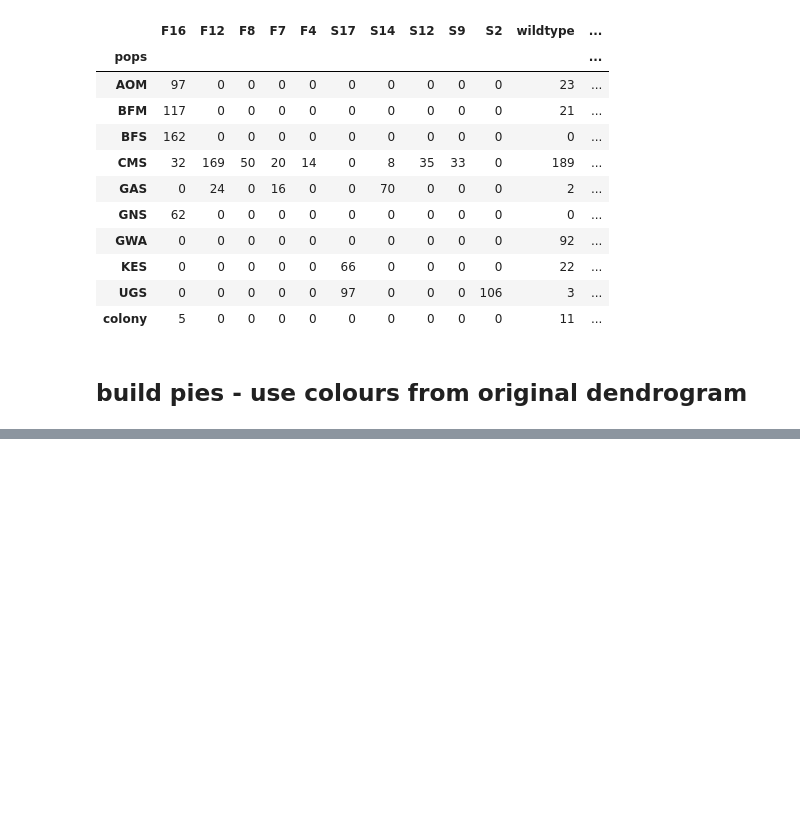
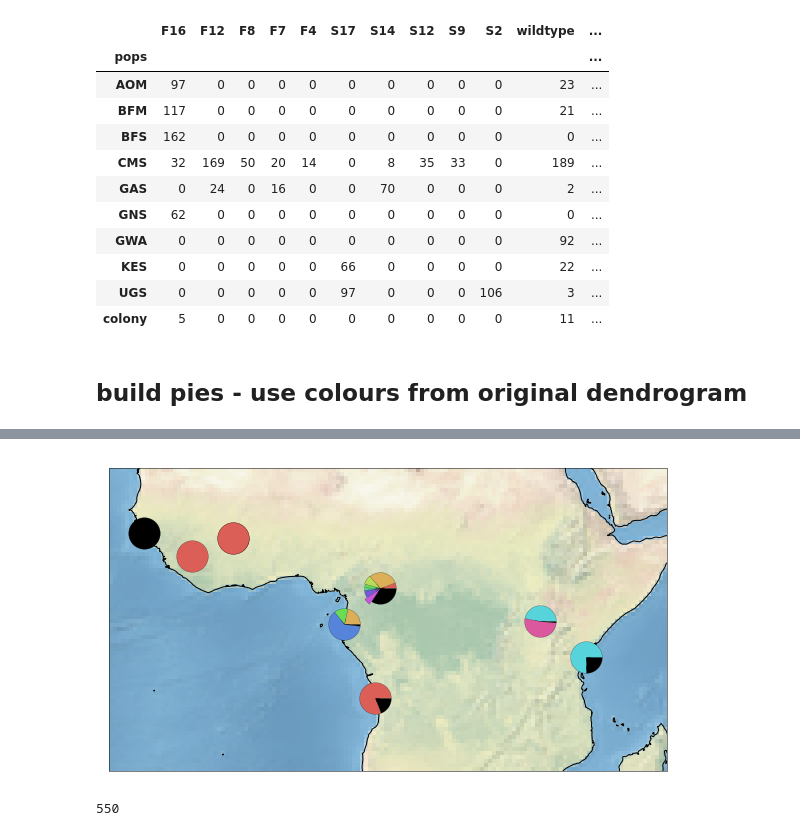
Before and after one commit to cclarkson/agam-vgsc-report, a Jupyter notebook: notebooks/Figure_1_DendroMap.ipynb, the cells around one changed output, grey strips where cells are left out. Drawn from its saved outputs; the diff is of its cells as text; code cells hidden in the pictures; blank space fills up the shorter version.

```diff
--- a/notebooks/Figure_1_DendroMap.ipynb
+++ b/notebooks/Figure_1_DendroMap.ipynb
@@ -12,9 +12,9 @@ cartopy 0.15.1
 # %%
 #grab these from ag1000g - no need to bring in the meta data file
 df_lonlat = pd.DataFrame()
-df_lonlat['country'] = ['Angola', 'Burkina Faso', 'Cameroon', 'Gabon', 'Guinea', 'Guinea-Bissau', 'Kenya', 'Uganda']
-df_lonlat['longitude'] = [13.291000, -4.413900, 13.936844, 9.455000, -9.675065, -15.582000, 39.824614, 34.026000]
-df_lonlat['latitude'] = [-8.821000, 11.206500, 4.937851, 0.384000, 8.887097, 11.891000, -3.702068, 0.770000]
-df_lonlat = df_lonlat.set_index('country')
+df_lonlat['pop'] = ['AOM', 'BFM', 'BFS', 'CMS', 'GAS', 'GNS', 'GWA', 'KES', 'UGS']
+df_lonlat['longitude'] = [13.291000, -4.413900, -4.413900, 13.936844, 9.455000, -9.675065, -15.582000, 39.824614, 34.026000]
+df_lonlat['latitude'] = [-8.821000, 11.206500,11.206500, 4.937851, 0.384000, 8.887097, 11.891000, -3.702068, 0.770000]
+df_lonlat = df_lonlat.set_index('pop')
 # %%
 #check
@@ -48,7 +49,7 @@ sum(ratios)
 def draw_pie(ax, ratios, X, Y, colors, offset=(-300000, 300000), size=1000, lw=0.2):
 
     N = len(ratios)
-    assert ratios.sum() == 1.0, "ratios must sum to 1.0 not %s" % ratios.sum()
+    #assert ratios.sum() == 1.0, "ratios must sum to 1.0 not %s" % ratios.sum()
 
     xy = []
     a, b = offset[0]*1e6, offset[1]*1e6
@@ -109,7 +110,7 @@ ax.stock_img()
 #ax.add_feature(cfeature.LAKES)
 #ax.margins(0)
 for country, row in df_lonlat.iterrows():
-    ax.add_patch(plt.Circle((row.longitude, row.latitude), radius=.9, color='r'))
+    ax.add_patch(plt.Circle((row.longitude, row.latitude), radius=.9, color='k'))
     draw_pie(ax=ax, ratios=ratios, X=row.longitude , Y=row.latitude, colors=['r', 'b'], size=1000, offset=(0, 0));
 # %% [output]
 [figure]
@@ -277,0 +280,6 @@ hap_freq_df
+# %%
+highlight_colors = sns.color_palette('hls', n_colors=10)
+#add a final colour for wt - see what this looks like
+highlight_colors.append((0.0, 0.0, 0.0))
+#check
+highlight_colors
@@ -278,14 +312,24 @@ hap_freq_df
 # %%
 extent_lonlat = (-20, 50, -18, 20)
 
 subplot_kw = dict(projection=crs_lonlat)
-fig, ax = plt.subplots(figsize=(7, 7), subplot_kw=subplot_kw)
+fig, ax = plt.subplots(figsize=(10, 10), subplot_kw=subplot_kw)
 ax.set_extent(extent_lonlat, crs=crs_lonlat)
 ax.coastlines(resolution='50m', linewidth=.5)
 ax.stock_img()
 #ax.add_feature(cfeature.BORDERS, lw=.5)
 #ax.add_feature(cfeature.LAKES)
 #ax.margins(0)
-for country, row in df_lonlat.iterrows():
-    ax.add_patch(plt.Circle((row.longitude, row.latitude), radius=.9, color='r'))
-    draw_pie(ax=ax, ratios=ratios, X=row.longitude , Y=row.latitude, colors=['r', 'b'], size=1000, offset=(0, 0));
+for pop, row in df_lonlat.iterrows():
+    ax.add_patch(plt.Circle((row.longitude, row.latitude), radius=0.6, color='k'))
+    freqs = hap_freq_df.loc[pop]
+    ratios = np.asarray([freqs[i]/freqs[11] for i in range(11)])
+    draw_pie(ax=ax, ratios=ratios, X=row.longitude , Y=row.latitude, colors=highlight_colors, size=1000, offset=(0.0, 0.0));
+
+# TO DO - fix CMS ratio (does this fix broken pi) - add legend
+# %% [output]
+[figure, added]
+# %%
+hap_freq_df.loc['CMS'][11]
+# %% [output]
+550
```
Also changed, not shown: parts of 7 cells of this notebook.
